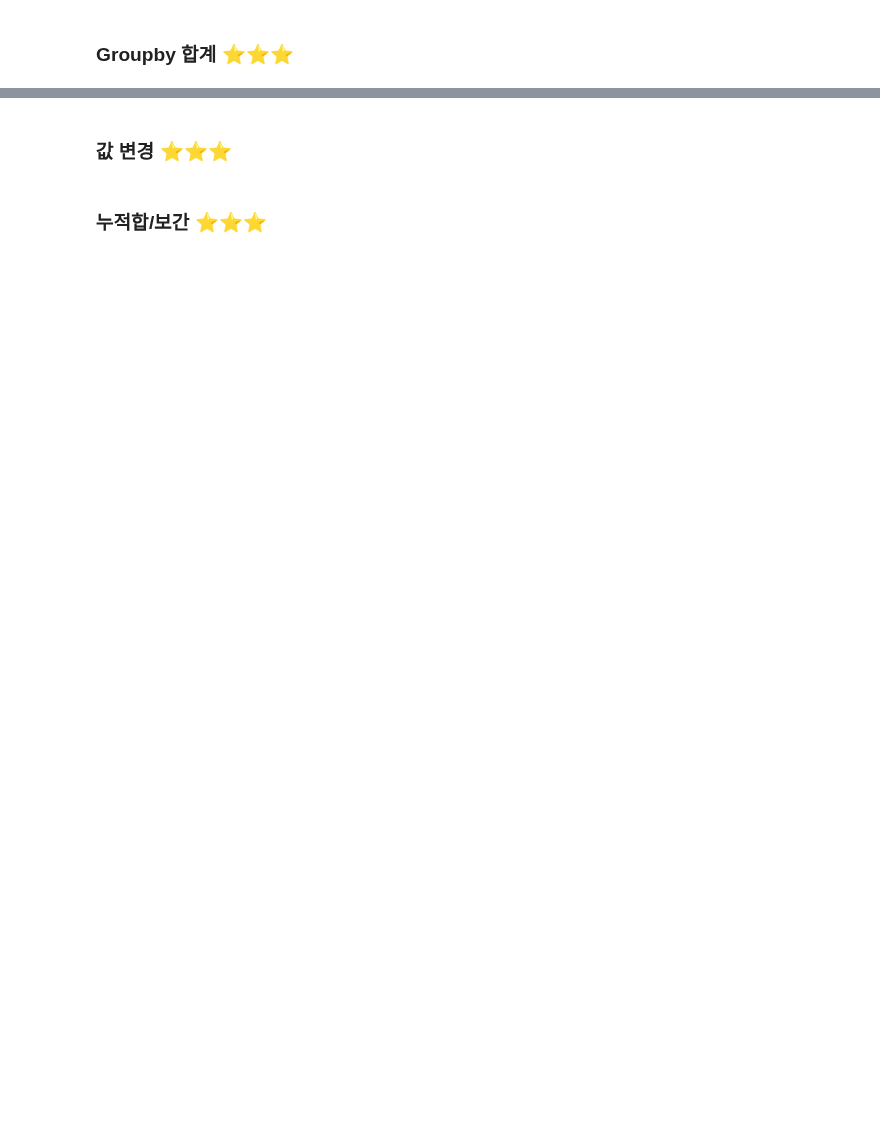
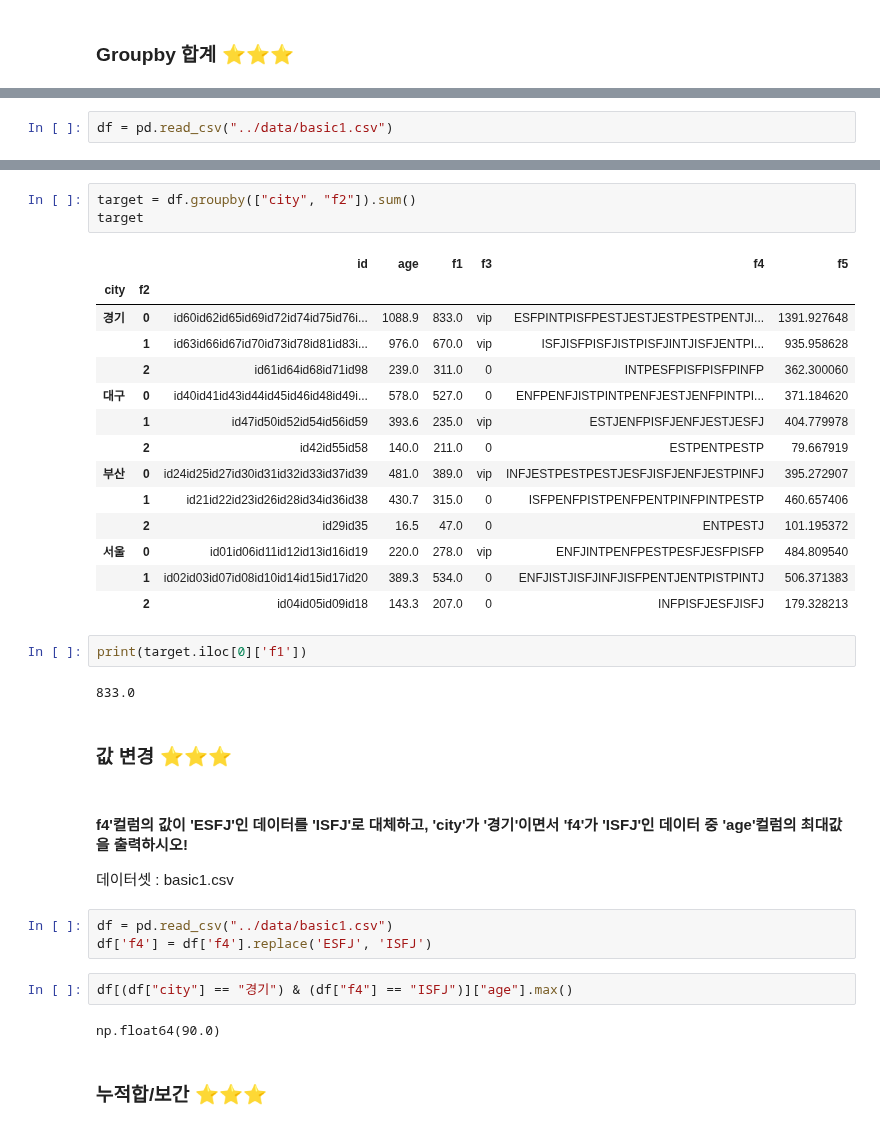
Before and after one commit to cms6090/Big-Data-Analysis, a Jupyter notebook: 1유형/캐글.ipynb, the cells around one changed output, grey strips where cells are left out. Drawn from its saved outputs; the diff is of its cells as text; blank space fills up the shorter version.

```diff
--- a/1유형/캐글.ipynb
+++ b/1유형/캐글.ipynb
@@ -233,0 +268,2 @@ Name: f1, dtype: float64
+# %%
+df = pd.read_csv("../data/basic1.csv")
@@ -234,4 +286,36 @@ Name: f1, dtype: float64
+# %%
+target = df.groupby(["city", "f2"]).sum()
+target
+# %% [output]
+|  |  | id | age | f1 | f3 | f4 | f5 |
+| city | f2 |  |  |  |  |  |  |
+| 경기 | 0 | id60id62id65id69id72id74id75id76i... | 1088.9 | 833.0 | vip | ESFPINTPISFPESTJESTJESTPESTPENTJI... | 1391.927648 |
+|  | 1 | id63id66id67id70id73id78id81id83i... | 976.0 | 670.0 | vip | ISFJISFPISFJISTPISFJINTJISFJENTPI... | 935.958628 |
+|  | 2 | id61id64id68id71id98 | 239.0 | 311.0 | 0 | INTPESFPISFPISFPINFP | 362.300060 |
+| 대구 | 0 | id40id41id43id44id45id46id48id49i... | 578.0 | 527.0 | 0 | ENFPENFJISTPINTPENFJESTJENFPINTPI... | 371.184620 |
+|  | 1 | id47id50id52id54id56id59 | 393.6 | 235.0 | vip | ESTJENFPISFJENFJESTJESFJ | 404.779978 |
+|  | 2 | id42id55id58 | 140.0 | 211.0 | 0 | ESTPENTPESTP | 79.667919 |
+| 부산 | 0 | id24id25id27id30id31id32id33id37id39 | 481.0 | 389.0 | vip | INFJESTPESTPESTJESFJISFJENFJESTPINFJ | 395.272907 |
+|  | 1 | id21id22id23id26id28id34id36id38 | 430.7 | 315.0 | 0 | ISFPENFPISTPENFPENTPINFPINTPESTP | 460.657406 |
+|  | 2 | id29id35 | 16.5 | 47.0 | 0 | ENTPESTJ | 101.195372 |
+| 서울 | 0 | id01id06id11id12id13id16id19 | 220.0 | 278.0 | vip | ENFJINTPENFPESTPESFJESFPISFP | 484.809540 |
+|  | 1 | id02id03id07id08id10id14id15id17id20 | 389.3 | 534.0 | 0 | ENFJISTJISFJINFJISFPENTJENTPISTPINTJ | 506.371383 |
+|  | 2 | id04id05id09id18 | 143.3 | 207.0 | 0 | INFPISFJESFJISFJ | 179.328213 |
+# %%
+print(target.iloc[0]['f1'])
+# %% [output]
+833.0
 # %% [markdown]
 ### 값 변경 ⭐⭐⭐
+# %% [markdown]
+#### f4'컬럼의 값이 'ESFJ'인 데이터를 'ISFJ'로 대체하고, 'city'가 '경기'이면서 'f4'가 'ISFJ'인 데이터 중 'age'컬럼의 최대값을 출력하시오!
+데이터셋 : basic1.csv
+# %%
+df = pd.read_csv("../data/basic1.csv")
+df['f4'] = df['f4'].replace('ESFJ', 'ISFJ')
+# %%
+df[(df["city"] == "경기") & (df["f4"] == "ISFJ")]["age"].max()
+# %% [output]
+np.float64(90.0)
 # %% [markdown]
 ###  누적합/보간 ⭐⭐⭐
```
Also changed, not shown: parts of 17 cells of this notebook.
